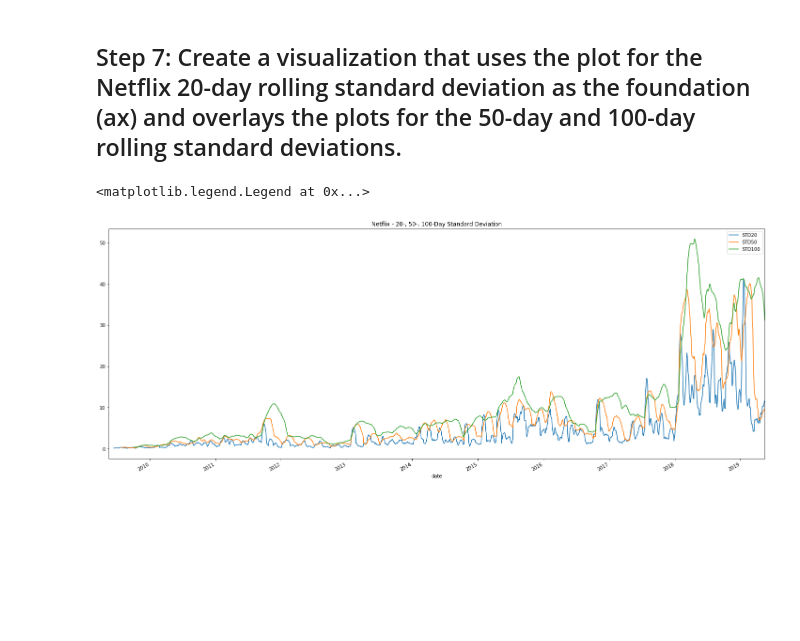
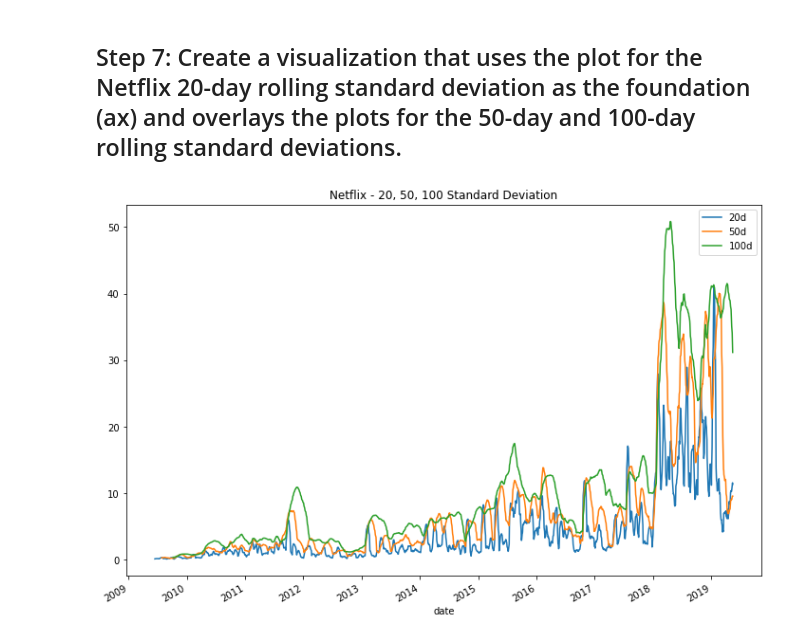
Before and after one commit to petepetersen423/Fintech-Workspace, a Jupyter notebook: M4/02-Rolling_Windows/Unsolved/rolling_windows.ipynb, the cells around one changed output. Cells and saved outputs as stored; diff of their text form; code cells hidden in the pictures; blank space fills up the shorter version.

```diff
--- a/M4/02-Rolling_Windows/Unsolved/rolling_windows.ipynb
+++ b/M4/02-Rolling_Windows/Unsolved/rolling_windows.ipynb
@@ -168,15 +169,18 @@ nflx_std_100 = nflx_df.rolling(100).std()
 # %%
 # Using the Pandas plot function, create a plot that visualizes the 20-day standard deviation for Netflix
 # Be sure to adjust the figure size and include a title that accounts for all 3 standard deviation plots
-ax = # YOUR CODE HERE
+ax = ax = nflx_std_20.plot(title="Netflix - 20, 50, 100 Standard Deviation", figsize= (12,8))
+
 
 # Overlay the plots for the 50 and 100-day standard deviations on the same visualization
 # Hint - be sure to reference the variable ax as a parameter and value inside each plot function
 # YOUR CODE HERE
 # YOUR CODE HERE
 
+nflx_std_50.plot(ax=ax)
+nflx_std_100.plot(ax=ax)
 # Call the legend function on the ax variable to set the legend for your visualization
 # YOUR CODE HERE
+ax.legend(['20d', '50d', '100d']);
 # %% [output]
-<matplotlib.legend.Legend at 0x...>
-[figure, old version]
+[figure, new version]
```
Also changed, not shown: parts of 1 cell of this notebook, 13 other files.
